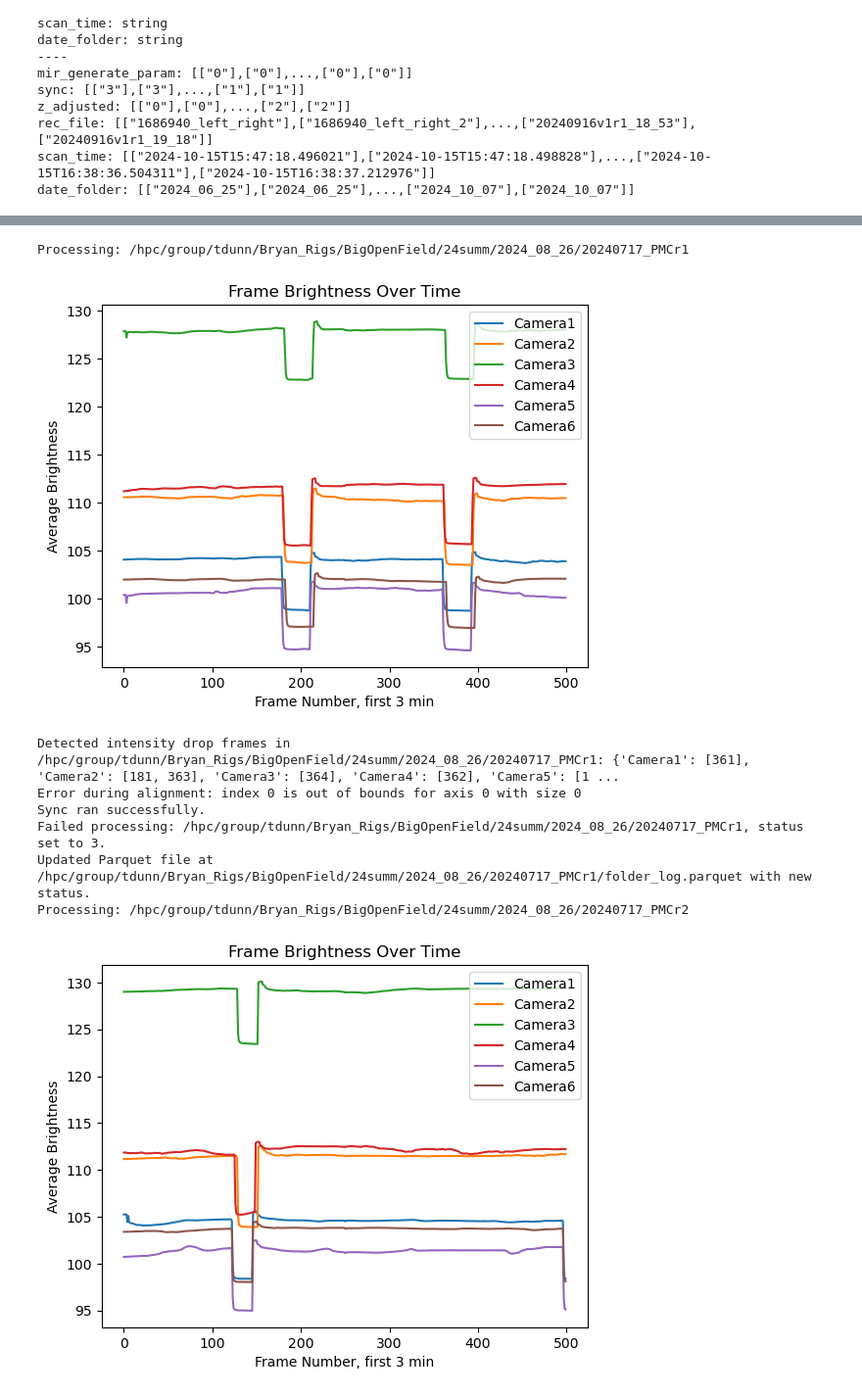
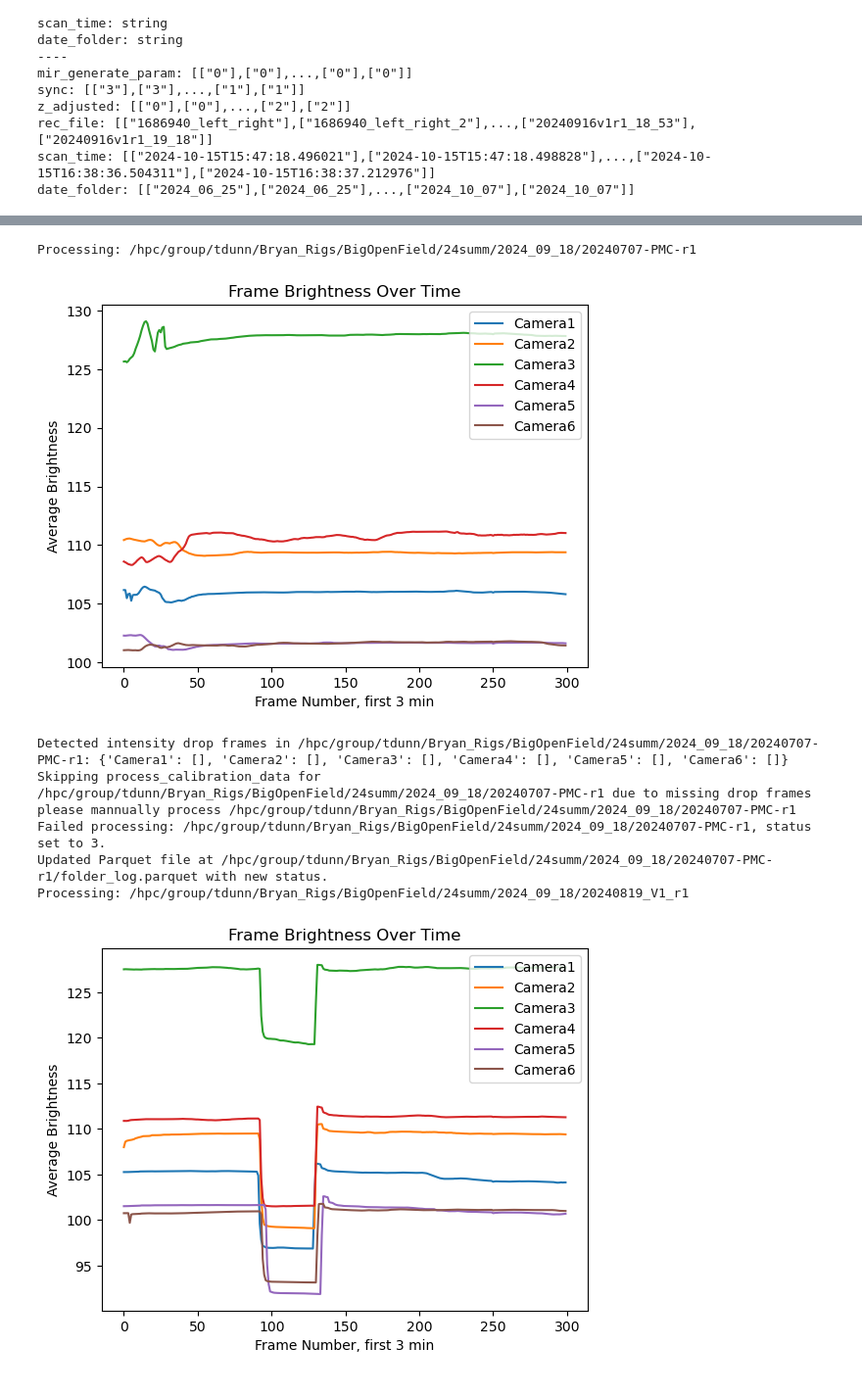
Before and after one commit to gadsfly/BBOP, a Jupyter notebook: scan_engine/scan_engine_parque_sep/ssh_exe_encoded_sacn_pqesue_sep.ipynb, the cells around one changed output, grey strips where cells are left out. Shown at 98% size. Drawn from its saved outputs; the diff is of its cells as text; code cells hidden in the pictures.

```diff
--- a/scan_engine/scan_engine_parque_sep/ssh_exe_encoded_sacn_pqesue_sep.ipynb
+++ b/scan_engine/scan_engine_parque_sep/ssh_exe_encoded_sacn_pqesue_sep.ipynb
@@ -343 +343,6 @@ Log for 230815PMC_no_hole_caffine_13_56 saved at /hpc/group/tdunn/Bryan_Rigs/Big
+# %%
+sys.path.append(os.path.abspath('../..'))
+from utlis.scan_engine_utlis.scan_engine_utlis import read_all_parquet_files
+base_folder = "/hpc/group/tdunn/Bryan_Rigs/BigOpenField/24summ"
+all_df = read_all_parquet_files(base_folder)
 # %%
@@ -410,12 +415,21 @@ date_folder: [["2024_06_25"],["2024_06_25"],...,["2024_10_07"],["2024_10_07"]]
 [106 rows x 6 columns]
 # %%
 import pyarrow.compute as pc
-table = combined_df
+table = all_df #combined_df
 # Filter mir_generate_param == 0 and sync != 3
 filter_mask = pc.and_(
     pc.equal(table['mir_generate_param'], '0'),
-    pc.not_equal(table['sync'], '3')
+    pc.not_equal(table['sync'], '3'),
+    # pc.not_equal(table['date_folder'], '2024_10_03_micecolor_test'),
 )
+# filter_mask = pc.and_(
+#     pc.and_(
+#         pc.equal(table['mir_generate_param'], '0'),
+#         pc.not_equal(table['sync'], '3')
+#     ),
+#     pc.not_equal(table['date_folder'], '2024_10_03_micecolor_test')
+# )
+
 
 # Apply the filter and print the results
 filtered_table = table.filter(filter_mask)
@@ -593,6 +704,6 @@ print(filtered_table.to_pandas())  # This will display the filtered data in a fa
 # %%
 import pyarrow.compute as pc
-table = combined_df
+table = all_df #combined_df
 # Filter mir_generate_param == 0 and sync != 3
 filter_mask = pc.and_(
     pc.equal(table['mir_generate_param'], '1'),
@@ -645,58 +814,59 @@ def process_unit_and_update_status(rec_file_data, base_folder):
     if not calib_path:
         print(f'No calib folder found. Aborting. {combined_path}')
         return
 
     output_file = f'{os.path.basename(date_folder)}_{rec_file}_{os.path.basename(calib_path)}_label3d_dannce.mat'
     print(f"Processing: {combined_path}")
 
     # Call the sync processing function
-    sync_status = process_sync(combined_path, threshold=3, max_frames=500)
+    sync_status = process_sync(combined_path, threshold=2, max_frames=300)
     if sync_status is True:
         print("Sync ran successfully.")
     else:
         print(f"please mannually process {combined_path}")
 
-    # # Update the status in the Parquet file
-    # parquet_file_path = os.path.join(base_folder, date_folder, rec_file, "folder_log.parquet")
+    # Update the status in the Parquet file
+    parquet_file_path = os.path.join(base_folder, date_folder, rec_file, "folder_log.parquet")
 
-    # try:
-    #     table = pq.read_table(parquet_file_path)
-    #     df = table.to_pandas()
-    # except FileNotFoundError:
-    #     print(f"Parquet file not found at {parquet_file_path}")
-    #     return
+    try:
+        table = pq.read_table(parquet_file_path)
+        df = table.to_pandas()
+    except FileNotFoundError:
+        print(f"Parquet file not found at {parquet_file_path}")
+        return
 
     # status = '1' if sync_status else '3'
-    # if status == '3':
-    #     print(f"Failed processing: {combined_path}, status set to 3.")
+    status = '3' if not sync_status else '1'
+    if status == '3':
+        print(f"Failed processing: {combined_path}, status set to 3.")
 
-    # # Update status and scan_time
-    # df['sync'] = status
-    # df['scan_time'] = datetime.datetime.now().isoformat()
+    # Update status and scan_time
+    df['sync'] = status
+    df['scan_time'] = datetime.datetime.now().isoformat()
 
-    # # Write back to the Parquet file
-    # updated_table = pa.Table.from_pandas(df)
-    # pq.write_table(updated_table, parquet_file_path)
-    # print(f"Updated Parquet file at {parquet_file_path} with new status.")
+    # Write back to the Parquet file
+    updated_table = pa.Table.from_pandas(df)
+    pq.write_table(updated_table, parquet_file_path)
+    print(f"Updated Parquet file at {parquet_file_path} with new status.")
 
 # Sequentially process and update the status for each rec_file
 def sequential_process_and_update(filtered_table, base_folder):
     filtered_df = filtered_table.to_pandas()
 
     for _, row in filtered_df.iterrows():
         process_unit_and_update_status(row.to_dict(), base_folder)
 
 # Example function call
 # filtered_table_for_sync = [...]  # Your filtered PyArrow table here
 # base_folder = '/path/to/your/base_folder'
-sequential_process_and_update(filtered_table_for_sync, base_folder)
+sequential_process_and_update(filtered_table, base_folder)
 # %% [output]
-Processing: /hpc/group/tdunn/Bryan_Rigs/BigOpenField/24summ/2024_08_26/20240717_PMCr1
+Processing: /hpc/group/tdunn/Bryan_Rigs/BigOpenField/24summ/2024_09_18/20240707-PMC-r1
-[figure, old version]
+[figure, new version]
-Detected intensity drop frames in /hpc/group/tdunn/Bryan_Rigs/BigOpenField/24summ/2024_08_26/20240717_PMCr1: {'Camera1': [361], 'Camera2': [181, 363], 'Camera3': [364], 'Camera4': [362], 'Camera5': [1 ...
-Error during alignment: index 0 is out of bounds for axis 0 with size 0
-Sync ran successfully.
-Failed processing: /hpc/group/tdunn/Bryan_Rigs/BigOpenField/24summ/2024_08_26/20240717_PMCr1, status set to 3.
-Updated Parquet file at /hpc/group/tdunn/Bryan_Rigs/BigOpenField/24summ/2024_08_26/20240717_PMCr1/folder_log.parquet with new status.
-Processing: /hpc/group/tdunn/Bryan_Rigs/BigOpenField/24summ/2024_08_26/20240717_PMCr2
+Detected intensity drop frames in /hpc/group/tdunn/Bryan_Rigs/BigOpenField/24summ/2024_09_18/20240707-PMC-r1: {'Camera1': [], 'Camera2': [], 'Camera3': [], 'Camera4': [], 'Camera5': [], 'Camera6': []}
+Skipping process_calibration_data for /hpc/group/tdunn/Bryan_Rigs/BigOpenField/24summ/2024_09_18/20240707-PMC-r1 due to missing drop frames
+please mannually process /hpc/group/tdunn/Bryan_Rigs/BigOpenField/24summ/2024_09_18/20240707-PMC-r1
+Failed processing: /hpc/group/tdunn/Bryan_Rigs/BigOpenField/24summ/2024_09_18/20240707-PMC-r1, status set to 3.
+Updated Parquet file at /hpc/group/tdunn/Bryan_Rigs/BigOpenField/24summ/2024_09_18/20240707-PMC-r1/folder_log.parquet with new status.
+Processing: /hpc/group/tdunn/Bryan_Rigs/BigOpenField/24summ/2024_09_18/20240819_V1_r1
-[figure, old version]
+[figure, new version]
```
Also changed, not shown: parts of 14 cells of this notebook, 9 other files.
